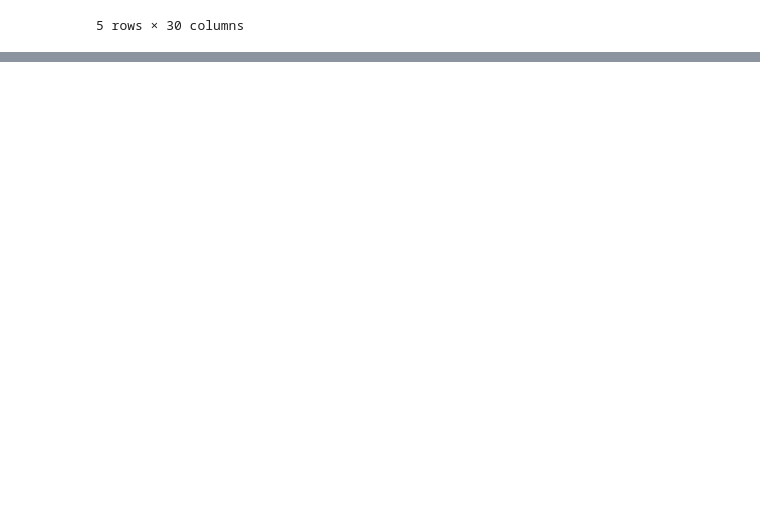
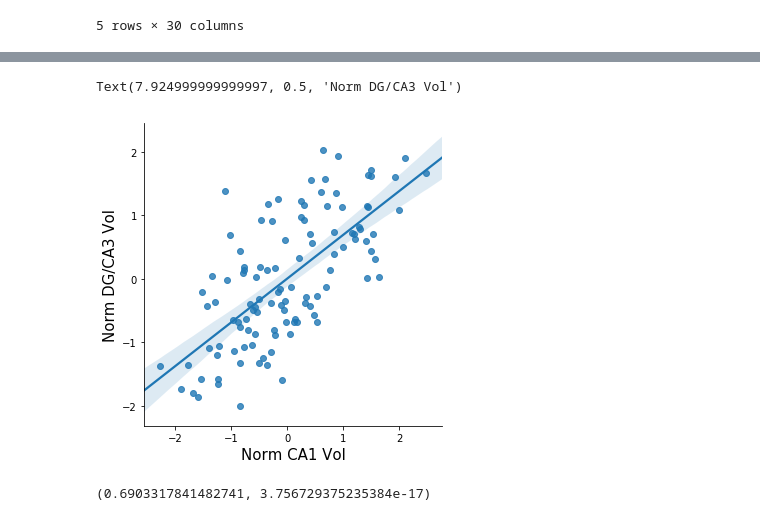
Before and after one commit to madisonpaige/3T_struct_MST, a Jupyter notebook: 3t_MST_analysis.ipynb, the cells around one changed output, grey strips where cells are left out. Cells and saved outputs as stored; diff of their text form; code cells hidden in the pictures; blank space fills up the shorter version.

```diff
--- a/3t_MST_analysis.ipynb
+++ b/3t_MST_analysis.ipynb
@@ -149,0 +157,29 @@ AttributeError: 'Series' object has no attribute 'reshape'
+# %%
+volumes['ca1_vol'] = volumes['r_ca1_vol'] + volumes['l_ca1_vol']
+volumes['dg_ca3_vol'] = volumes['r_dg_ca3_vol'] + volumes['l_dg_ca3_vol']
+volumes['sub_vol'] = volumes['r_sub_vol'] +volumes['l_sub_vol']
+volumes['prc_vol'] = volumes['r_prc_vol'] +volumes['l_prc_vol']
+volumes['erc_vol'] = volumes['r_erc_vol'] + volumes['l_erc_vol']
+volumes['phc_vol'] = volumes['r_phc_vol'] + volumes['l_phc_vol']
+volumes['ant_vol'] = volumes['r_ant_vol'] +volumes['l_ant_vol']
+volumes['post_vol'] = volumes['r_post_vol'] + volumes['l_post_vol']
+volumes['sub_vol'] =volumes['r_sub_vol']+volumes['l_sub_vol']
+volumes['hc_vol'] = volumes['ca1_vol'] + volumes['dg_ca3_vol'] + volumes['sub_vol'] + volumes['ant_vol'] + volumes['post_vol']
+
+non_nan_volumes = volumes.dropna()
+norm_volumes=pd.DataFrame()
+norm_volumes['ca1_vol'] = scipy.stats.zscore(non_nan_volumes['ca1_vol'], axis = None)
+norm_volumes['dg_ca3_vol'] = scipy.stats.zscore(non_nan_volumes['dg_ca3_vol'], axis = None)
+norm_volumes['sub_vol'] = scipy.stats.zscore(non_nan_volumes['sub_vol'], axis = None)
+norm_volumes['ant_vol'] = scipy.stats.zscore(non_nan_volumes['ant_vol'], axis = None)
+norm_volumes['post_vol'] = scipy.stats.zscore(non_nan_volumes['post_vol'], axis = None)
+norm_volumes['hc_vol'] = scipy.stats.zscore(non_nan_volumes['hc_vol'], axis = None)
+norm_volumes['brain_vol'] = scipy.stats.zscore(non_nan_volumes['brain_vol'], axis = None)
+norm_volumes['np_age'] = scipy.stats.zscore(non_nan_volumes['np_age'], axis = None)
+norm_volumes['yrs_educ'] = scipy.stats.zscore(non_nan_volumes['yrs_educ'], axis = None)
+norm_volumes['gender'] = non_nan_volumes['gender']
+norm_volumes['dprime_bps'] = non_nan_volumes['dprime_bps']
+norm_volumes['bps'] = non_nan_volumes['bps']
+norm_volumes['dprime_old_new'] = non_nan_volumes['dprime_old_new']
+norm_volumes['old_targ_old_foil'] = non_nan_volumes['old_targ_old_foil']
+print(norm_volumes)
@@ -149,0 +204,12 @@ AttributeError: 'Series' object has no attribute 'reshape'
+# %%
+
+sns.lmplot(x='ca1_vol', y='dg_ca3_vol', data = norm_volumes)
+plt.xlabel('Norm CA1 Vol', fontsize=15)
+plt.ylabel('Norm DG/CA3 Vol', fontsize=15)
+# %% [output]
+Text(7.924999999999997, 0.5, 'Norm DG/CA3 Vol')
+[figure, added]
+# %%
+scipy.stats.pearsonr(x=norm_volumes['ca1_vol'], y=norm_volumes['dg_ca3_vol'])
+# %% [output]
+(0.6903317841482741, 3.756729375235384e-17)
```
Also changed, not shown: parts of 47 cells of this notebook.
